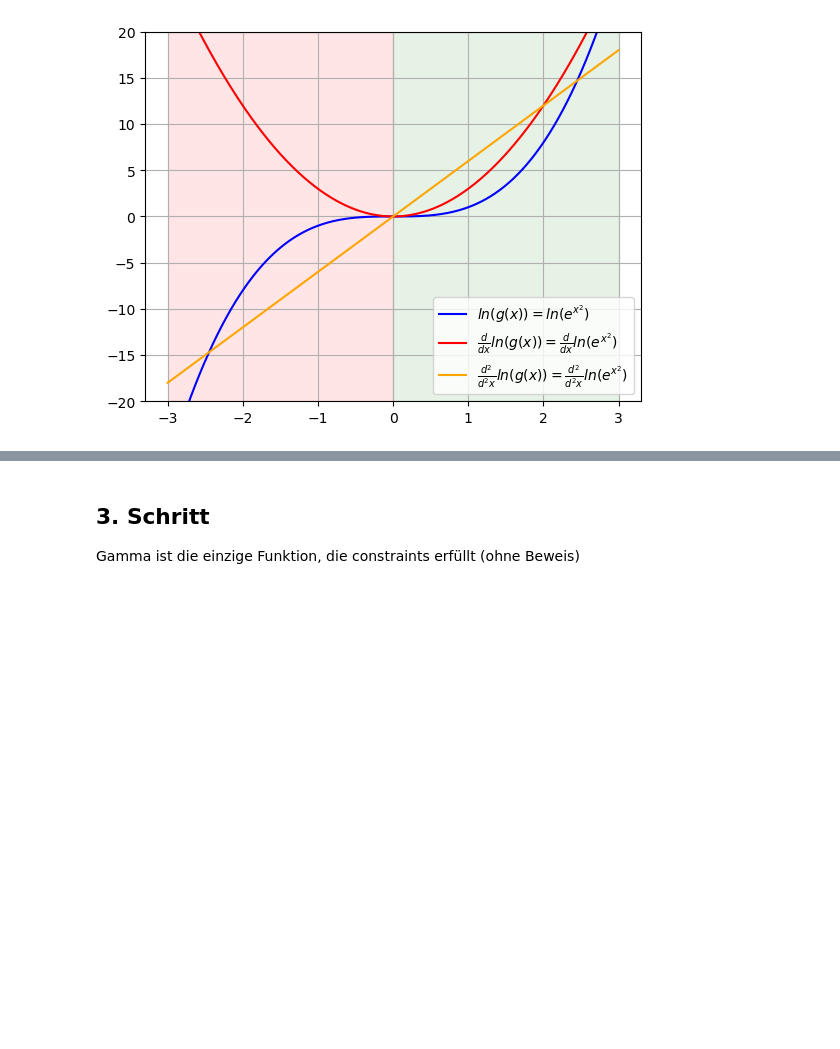
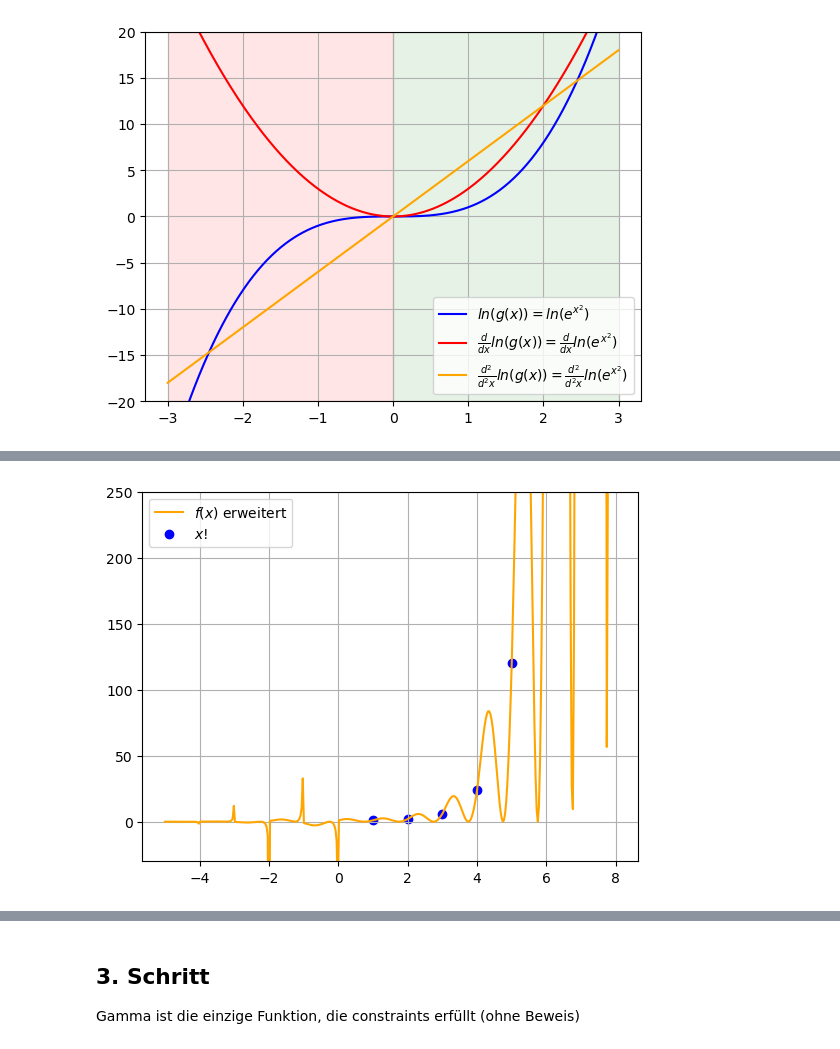
Before and after one commit to lbuchli/MatSem-Gamma, a Jupyter notebook: presentation.ipynb, the cells around one changed output, grey strips where cells are left out. Drawn from its saved outputs; the diff is of its cells as text; code cells hidden in the pictures; blank space fills up the shorter version.

Commit message:
Extend random function to factorial

```diff
--- a/presentation.ipynb
+++ b/presentation.ipynb
@@ -148,2 +160,36 @@ $\rightarrow$ wir nennen das: "Logarithmisch Konvex"
+# %%
+import matplotlib.pyplot as plt
+import numpy as np
+from lazy import lazy
+
+def f(x):
+    res = np.zeros_like(x)
+
+    # 1. Base Case: 0 <= x < 1
+    mask_base = (x >= 0) & (x < 1)
+    if np.any(mask_base):
+        res[mask_base] = np.sin(2 * np.pi * x[mask_base])+1
+
+    # 2. Step Down: f(x) = x * f(x-1) for x >= 1
+    mask_high = (x >= 1)
+    if np.any(mask_high):
+        res[mask_high] = x[mask_high] * f(x[mask_high] - 1)
+
+    # 3. Step Up: f(x) = f(x+1) / x for x < 0
+    mask_low = (x < 0)
+    if np.any(mask_low):
+        res[mask_low] = f(x[mask_low] + 1) / x[mask_low]
+
+    return res
+
+x = np.linspace(-5, 8, 400)
+plt.ylim(-30, 250)
+plt.plot(x, f(x), label='$f(x) \\text{ erweitert}$', color='orange')
+plt.scatter(range(1, 9), [math.factorial(i) for i in range(1, 9)], label='$x!$', color='blue')
+plt.legend()
+plt.grid(True)
+plt.savefig('imgs/sin_extended.png')
+# %% [output]
+[figure, added]
 # %% [markdown]
 ## Welche Funktion erfüllt diese Kriterien für $\mathbb{R}$?
```
Also changed, not shown: parts of 2 cells of this notebook, 2 other files.
